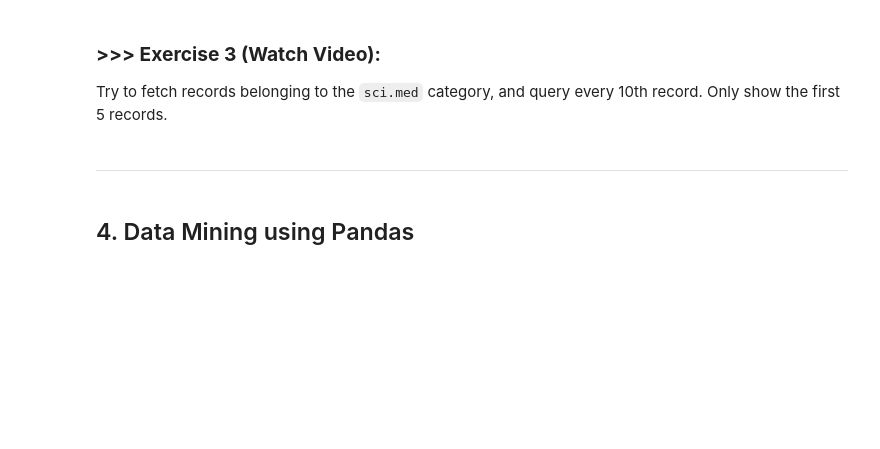
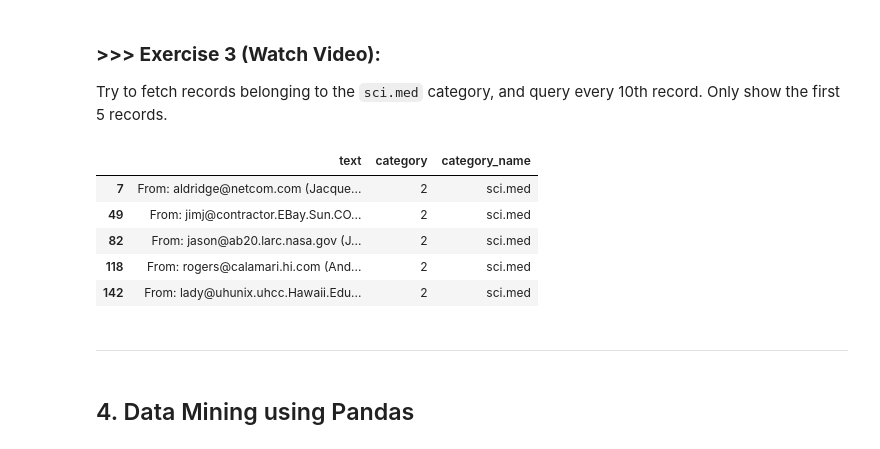
Before and after one commit to Ootje123/DM2025-Lab1-Exercise, a Jupyter notebook: DM2025-Lab1-Master.ipynb, the cells around one changed output. Saved outputs shown, nothing was run; the diff lists cells and outputs as text; code cells hidden in the pictures; blank space fills up the shorter version.

```diff
--- a/DM2025-Lab1-Master.ipynb
+++ b/DM2025-Lab1-Master.ipynb
@@ -464,3 +461,13 @@
+# %%
+# Answer here
+X[X["category_name"] == "sci.med"][::10][0:5]
+# %% [output]
+|  | text | category | category_name |
+| 7 | From: aldridge@netcom.com (Jacque... | 2 | sci.med |
+| 49 | From: jimj@contractor.EBay.Sun.CO... | 2 | sci.med |
+| 82 | From: jason@ab20.larc.nasa.gov (J... | 2 | sci.med |
+| 118 | From: rogers@calamari.hi.com (And... | 2 | sci.med |
+| 142 | From: lady@uhunix.uhcc.Hawaii.Edu... | 2 | sci.med |
 # %% [markdown]
 ---
 # %% [markdown]
```
Also changed, not shown: parts of 3 cells of this notebook.
